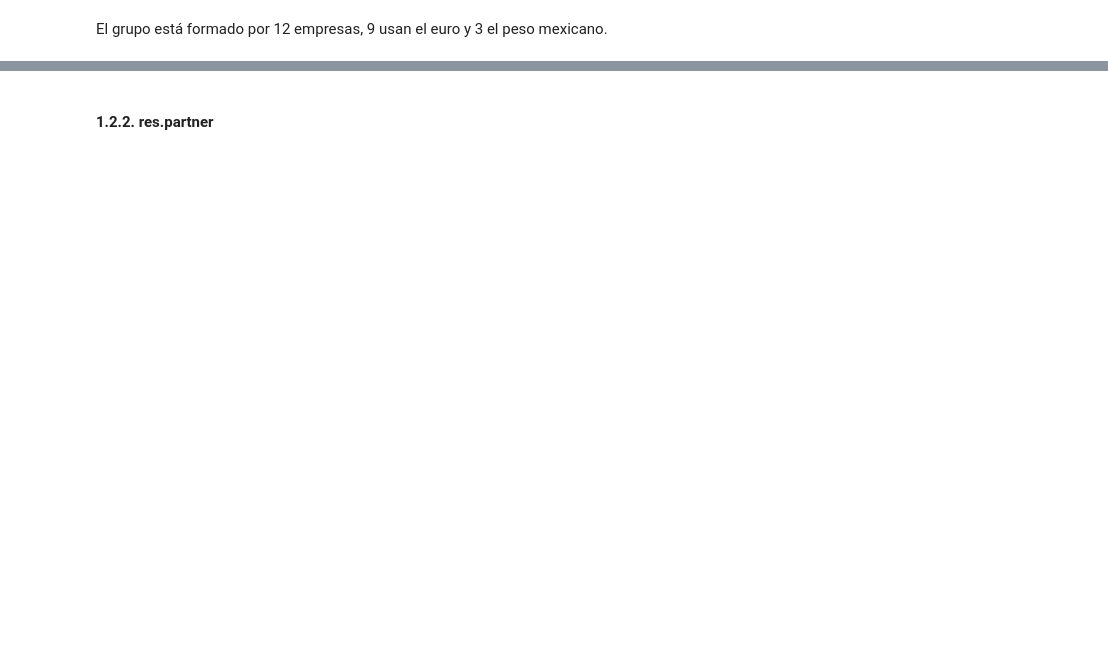
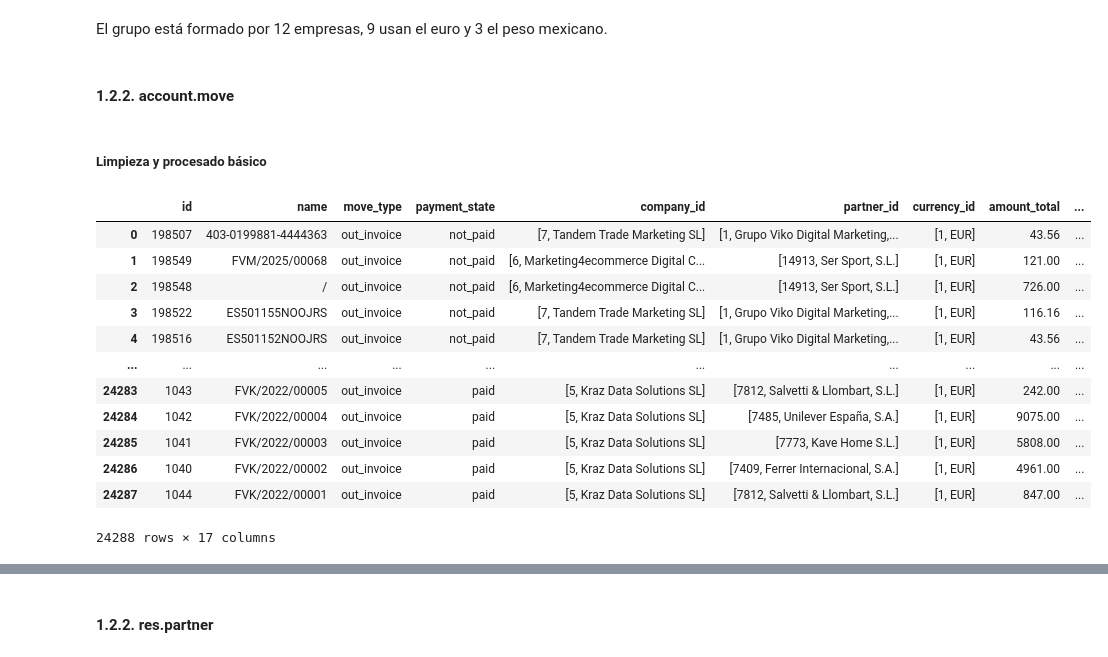
Before and after one commit to isma-fernandez/ai-agent-invoice-payment-prediction-b2b, a Jupyter notebook: exploratory.ipynb, the cells around one changed output, grey strips where cells are left out. Cells and saved outputs as stored; diff of their text form; code cells hidden in the pictures; blank space fills up the shorter version.

```diff
--- a/exploratory.ipynb
+++ b/exploratory.ipynb
@@ -137,2 +205,22 @@ company_df
 # %% [markdown]
 El grupo está formado por 12 empresas, 9 usan el euro y 3 el peso mexicano.
+# %% [markdown]
+#### 1.2.2. account.move
+# %% [markdown]
+##### Limpieza y procesado básico
+# %%
+invoices_df
+# %% [output]
+|  | id | name | move_type | payment_state | company_id | partner_id | currency_id | amount_total | ... |
+| 0 | 198507 | 403-0199881-4444363 | out_invoice | not_paid | [7, Tandem Trade Marketing SL] | [1, Grupo Viko Digital Marketing,... | [1, EUR] | 43.56 | ... |
+| 1 | 198549 | FVM/2025/00068 | out_invoice | not_paid | [6, Marketing4ecommerce Digital C... | [14913, Ser Sport, S.L.] | [1, EUR] | 121.00 | ... |
+| 2 | 198548 | / | out_invoice | not_paid | [6, Marketing4ecommerce Digital C... | [14913, Ser Sport, S.L.] | [1, EUR] | 726.00 | ... |
+| 3 | 198522 | ES501155NOOJRS | out_invoice | not_paid | [7, Tandem Trade Marketing SL] | [1, Grupo Viko Digital Marketing,... | [1, EUR] | 116.16 | ... |
+| 4 | 198516 | ES501152NOOJRS | out_invoice | not_paid | [7, Tandem Trade Marketing SL] | [1, Grupo Viko Digital Marketing,... | [1, EUR] | 43.56 | ... |
+| ... | ... | ... | ... | ... | ... | ... | ... | ... | ... |
+| 24283 | 1043 | FVK/2022/00005 | out_invoice | paid | [5, Kraz Data Solutions SL] | [7812, Salvetti & Llombart, S.L.] | [1, EUR] | 242.00 | ... |
+| 24284 | 1042 | FVK/2022/00004 | out_invoice | paid | [5, Kraz Data Solutions SL] | [7485, Unilever España, S.A.] | [1, EUR] | 9075.00 | ... |
+| 24285 | 1041 | FVK/2022/00003 | out_invoice | paid | [5, Kraz Data Solutions SL] | [7773, Kave Home S.L.] | [1, EUR] | 5808.00 | ... |
+| 24286 | 1040 | FVK/2022/00002 | out_invoice | paid | [5, Kraz Data Solutions SL] | [7409, Ferrer Internacional, S.A.] | [1, EUR] | 4961.00 | ... |
+| 24287 | 1044 | FVK/2022/00001 | out_invoice | paid | [5, Kraz Data Solutions SL] | [7812, Salvetti & Llombart, S.L.] | [1, EUR] | 847.00 | ... |
+24288 rows × 17 columns
```
Also changed, not shown: parts of 109 cells of this notebook, 3 other files.
